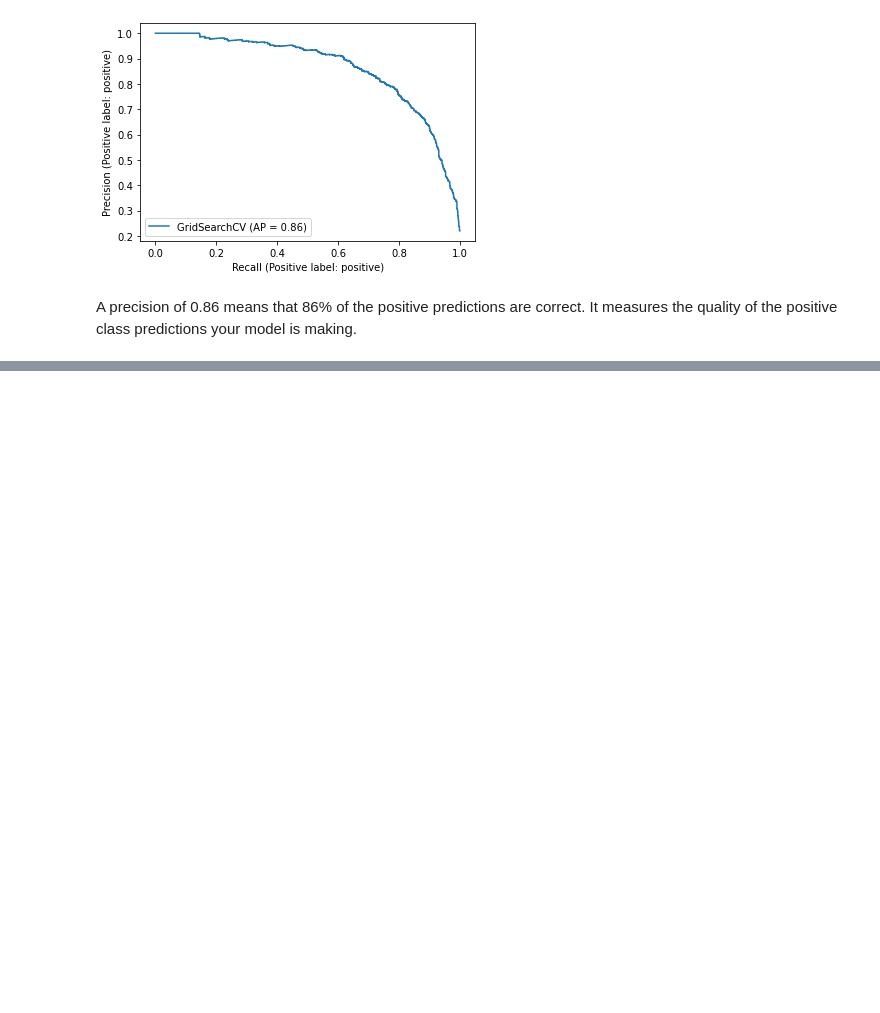
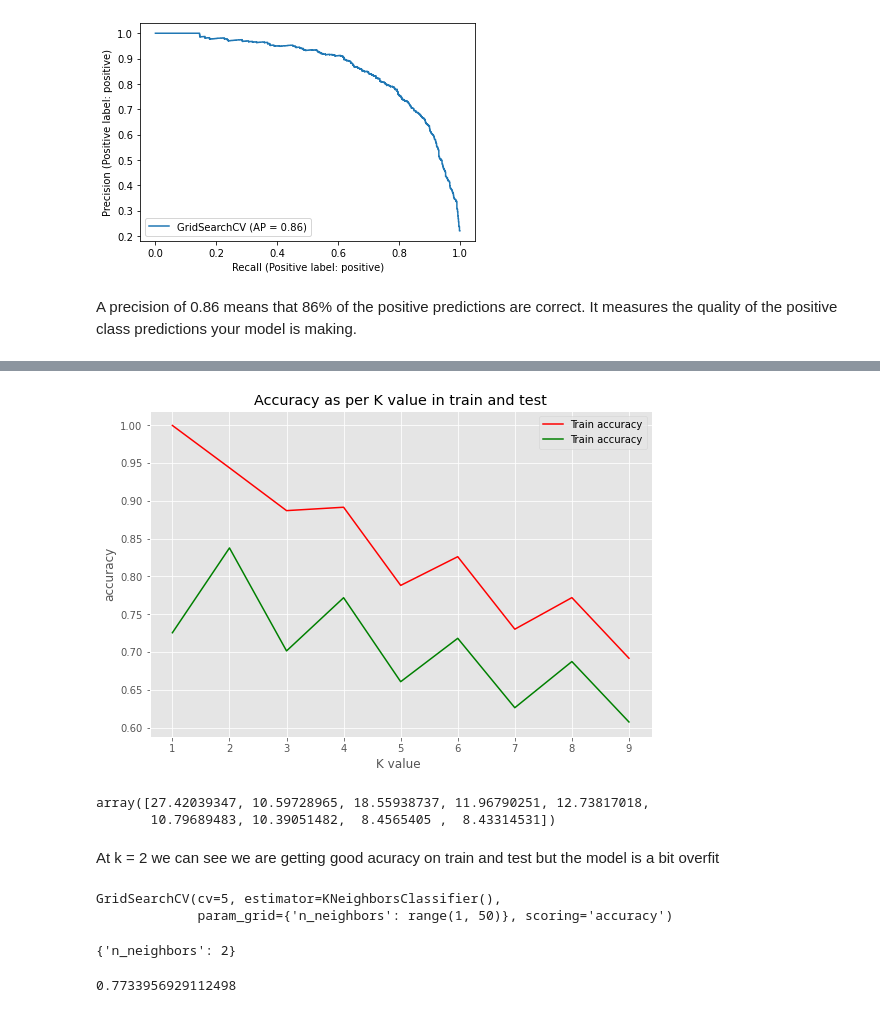
Before and after one commit to Agramoflife/My_machine_learning_notebooks, a Jupyter notebook: Non Linear models .ipynb, the cells around one changed output, grey strips where cells are left out. Saved outputs shown, nothing was run; the diff lists cells and outputs as text; code cells hidden in the pictures; blank space fills up the shorter version.

```diff
--- a/Non Linear models .ipynb
+++ b/Non Linear models .ipynb
@@ -536,0 +530,3 @@ Name: tokenized_tweet, Length: 6924, dtype: object
+# %%
+knn = KNeighborsClassifier(n_neighbors = 5)
+knn.fit(train_vectorizered,y_train)
@@ -536,0 +556,9 @@ Name: tokenized_tweet, Length: 6924, dtype: object
+# %%
+k_values = np.arange(1,10)
+train_accuracy = []
+test_accuracy = []
+for k in k_values:
+    knn_model = KNeighborsClassifier(n_neighbors = k)
+    knn_model.fit(train_vectorizered,y_train)
+    train_accuracy.append(knn_model.score(train_vectorizered,y_train))
+    test_accuracy.append(knn_model.score(test_vectorizered,y_test))
@@ -536,0 +575,21 @@ Name: tokenized_tweet, Length: 6924, dtype: object
+# %%
+plt.style.use('ggplot')
+# %%
+plt.figure(figsize = (9,6))
+ax = plt.gca()
+ax.plot(k_values,train_accuracy,label = 'Train accuracy',color = 'red')
+ax.plot(k_values,test_accuracy,label = 'Train accuracy',color = 'green')
+ax.legend()
+ax.set_title('Accuracy as per K value in train and test')
+ax.set_xlabel('K value ')
+ax.set_ylabel('accuracy')
+plt.show()
+# %% [output]
+[figure, added]
+# %%
+(np.array(train_accuracy) - np.array(test_accuracy))*100
+# %% [output]
+array([27.42039347, 10.59728965, 18.55938737, 11.96790251, 12.73817018,
+       10.79689483, 10.39051482,  8.4565405 ,  8.43314531])
+# %% [markdown]
+At k = 2 we can see we are getting good acuracy on train and test but the model is a bit overfit
@@ -536,0 +601,15 @@ Name: tokenized_tweet, Length: 6924, dtype: object
+# %%
+knn_clf = KNeighborsClassifier()
+knn_grid_model = GridSearchCV(estimator = knn_clf,param_grid = param_grid, scoring = 'accuracy', cv = 5)
+knn_grid_model.fit(train_vectorizered,y_train)
+# %% [output]
+GridSearchCV(cv=5, estimator=KNeighborsClassifier(),
+             param_grid={'n_neighbors': range(1, 50)}, scoring='accuracy')
+# %%
+knn_grid_model.best_params_
+# %% [output]
+{'n_neighbors': 2}
+# %%
+knn_grid_model.best_score_
+# %% [output]
+0.7733956929112498
```
Also changed, not shown: parts of 39 cells of this notebook, 1 other file.
